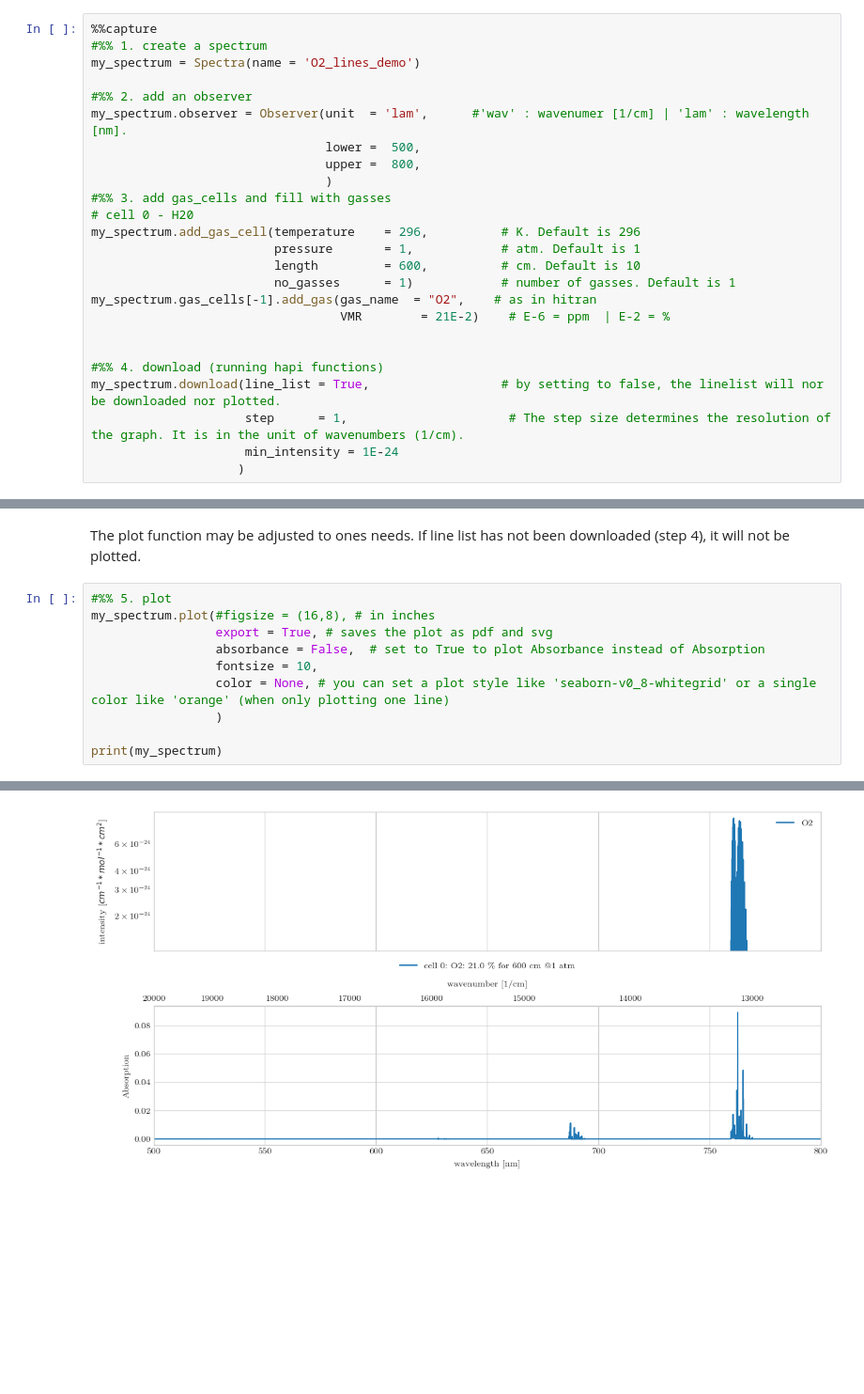
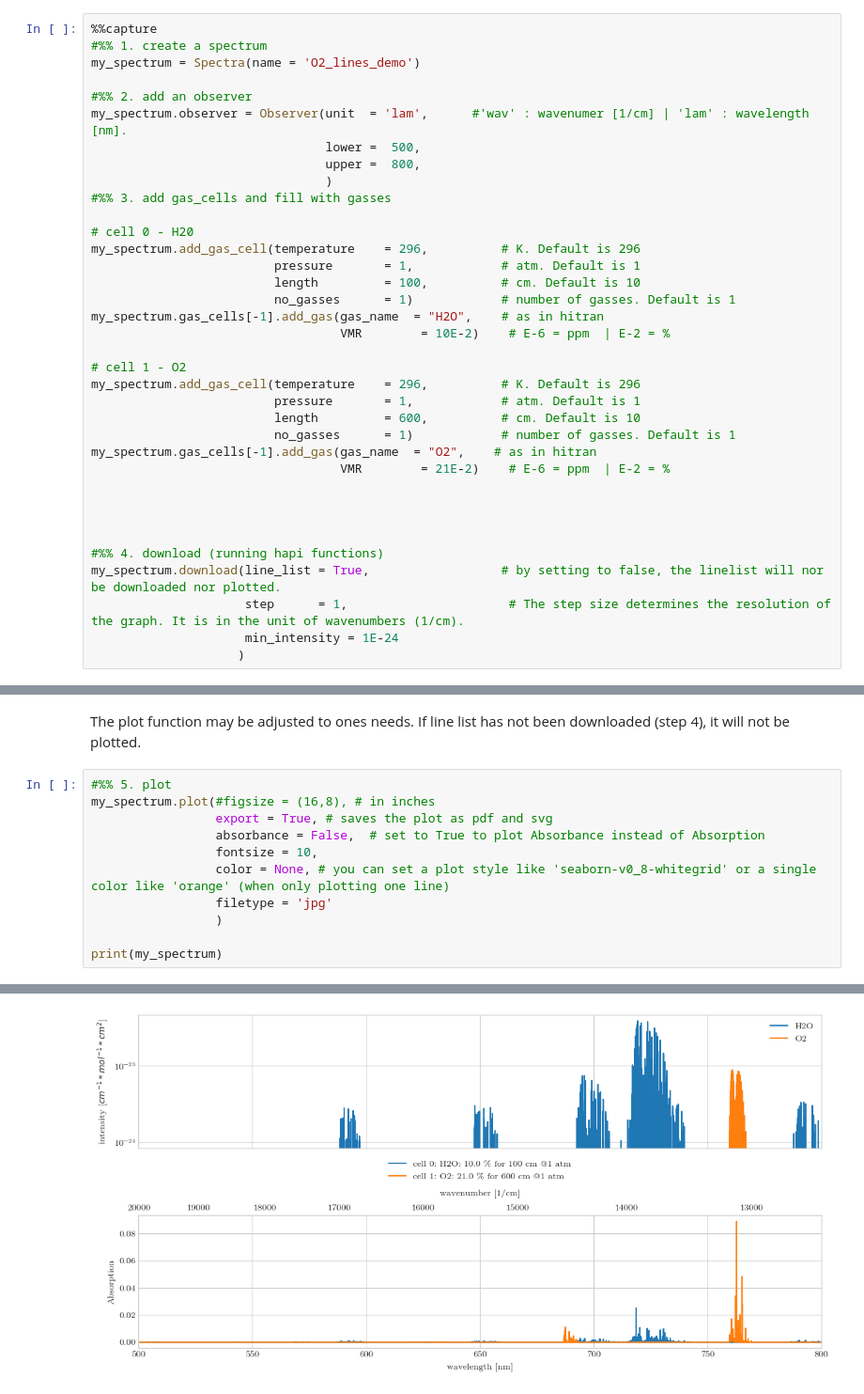
Before and after one commit to dermahax/spectracalc_hapi, a Jupyter notebook: main.ipynb, the cells around one changed output, grey strips where cells are left out. Shown at 94% size. Saved outputs shown, nothing was run; the diff lists cells and outputs as text; blank space fills up the shorter version.

```diff
--- a/main.ipynb
+++ b/main.ipynb
@@ -16,7 +16,16 @@ my_spectrum.observer = Observer(unit  = 'lam',      #'wav' : wavenumer [1/cm] |
                                 upper =  800,
                                 )
 #%% 3. add gas_cells and fill with gasses
+
 # cell 0 - H20
+my_spectrum.add_gas_cell(temperature    = 296,          # K. Default is 296
+                         pressure       = 1,            # atm. Default is 1
+                         length         = 100,          # cm. Default is 10
+                         no_gasses      = 1)            # number of gasses. Default is 1
+my_spectrum.gas_cells[-1].add_gas(gas_name  = "H2O",    # as in hitran
+                                  VMR        = 10E-2)    # E-6 = ppm  | E-2 = %
+
+# cell 1 - O2
 my_spectrum.add_gas_cell(temperature    = 296,          # K. Default is 296
                          pressure       = 1,            # atm. Default is 1
                          length         = 600,          # cm. Default is 10
@@ -25,6 +34,8 @@ my_spectrum.gas_cells[-1].add_gas(gas_name  = "O2",    # as in hitran
                                   VMR        = 21E-2)    # E-6 = ppm  | E-2 = %
 
 
+
+
 #%% 4. download (running hapi functions)
 my_spectrum.download(line_list = True,                  # by setting to false, the linelist will nor be downloaded nor plotted.
                      step      = 1,                      # The step size determines the resolution of the graph. It is in the unit of wavenumbers (1/cm).
@@ -42,6 +53,7 @@ my_spectrum.plot(#figsize = (16,8), # in inches
                  absorbance = False,  # set to True to plot Absorbance instead of Absorption
                  fontsize = 10,
                  color = None, # you can set a plot style like 'seaborn-v0_8-whitegrid' or a single color like 'orange' (when only plotting one line)
+                 filetype = 'jpg'
                  )
 
 print(my_spectrum)
@@ -53,7 +69,7 @@ Gas cell 0:
          length: 600 cm | temp: 296 K|pressure: 1 atm|gas matrix: {'air': 0.79, 'self': 0.21}
          Gasses (VMR):
                  O2: 0.21
-[figure, old version]
+[figure, new version]
 # %%
 #%% 6. export
 # exports a text file containing the infomration about the spectrum and the gas cells.
```
Also changed, not shown: parts of 2 cells of this notebook, 39 other files.
